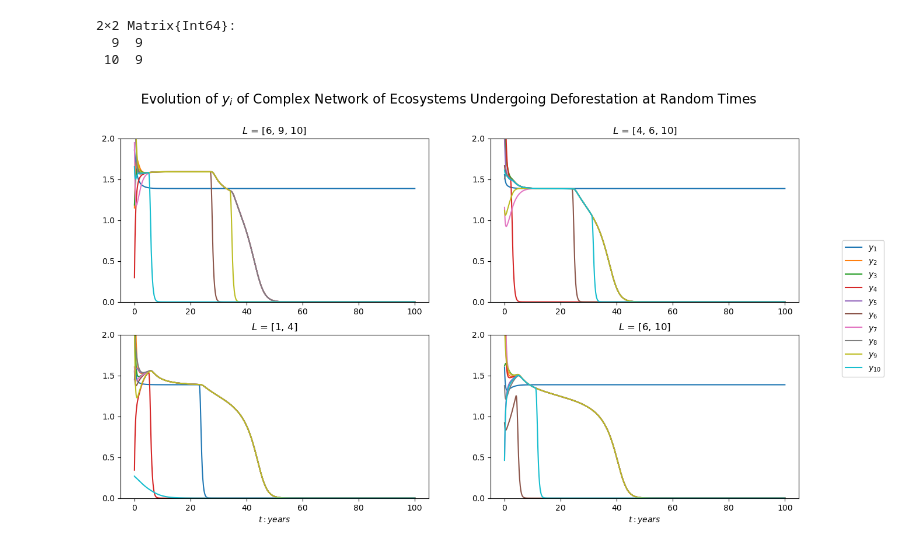
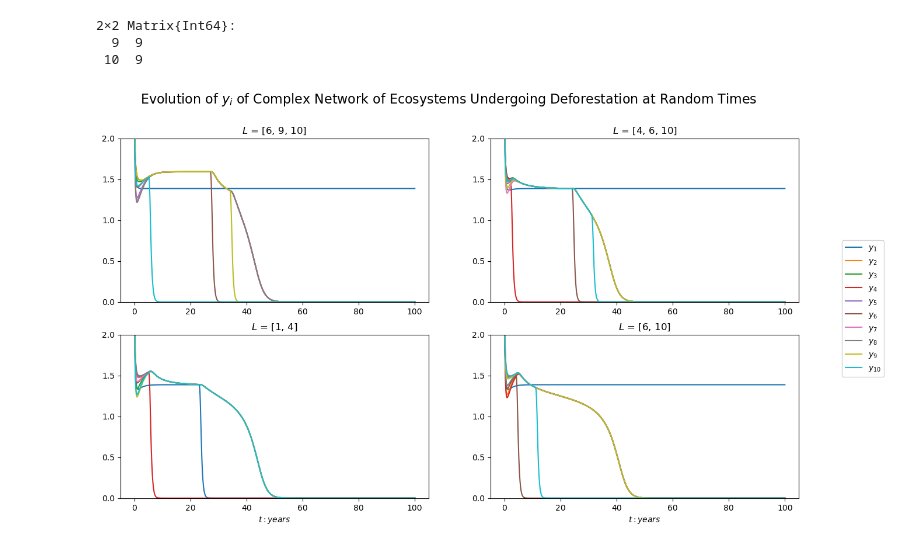
Before and after one commit to marcelvdla/CSSim, a Jupyter notebook: notebooks/jl_fig9.ipynb, the cells around one changed output. Drawn from its saved outputs; the diff is of its cells as text; code cells hidden in the pictures.

```diff
--- a/notebooks/jl_fig9.ipynb
+++ b/notebooks/jl_fig9.ipynb
@@ -74,9 +74,9 @@ dead_systems = Matrix{Int}(undef, nrows, ncols)
             params = params_container[flat_ix]
 
             # Generate initial conditions
-            u0 = 4*rand(MersenneTwister((i*nrows)+j), params[:n], n_states)
-            #u0 = y_density*ones(params[:n], n_states)
-            #u0[:, x_ix] .= 2*rand(MersenneTwister((i*nrows)+j), params[:n])
+            #u0 = 4*rand(MersenneTwister((i*nrows)+j), params[:n], n_states)
+            u0 = y_density*ones(params[:n], n_states)
+            u0[:, x_ix] .= 2*rand(MersenneTwister((i*nrows)+j), params[:n])
 
 
             # Compute trajectories
@@ -102,31 +102,31 @@ dead_systems = Matrix{Int}(undef, nrows, ncols)
             dead_systems[i, j] = dead_systems_in_system_i
 
             i == nrows ? axs[i, j].set_xlabel(L"$t: years$") : nothing
             axs[i, j].set_title(
                 LaTeXString(
                     "\$L\$ = $(getproperty.(params[:ecosystems_to_deforest], :i))"))
 
             # scaling to range
             axs[i, j].set_ylim((0, 2))
             start_y, end_y = axs[i, j].get_ylim()
             axs[i, j].set_yticks(start_y:0.50:end_y)
         end
     end
 end
 
 display(dead_systems)
 
 # Figure labeling
 fig.suptitle(
     LaTeXString(
         "Evolution of \$y_i\$ of Complex Network of Ecosystems Undergoing Deforestation at Random Times"),
     fontsize=16)
 
 handles, labels = axs[1, 1].get_legend_handles_labels()
 fig.legend(handles, labels, loc="center right")
 fig
 # %% [output]
 2×2 Matrix{Int64}:
   9  9
  10  9
-[figure, old version]
+[figure, new version]
```
Also changed, not shown: 1 other file.
